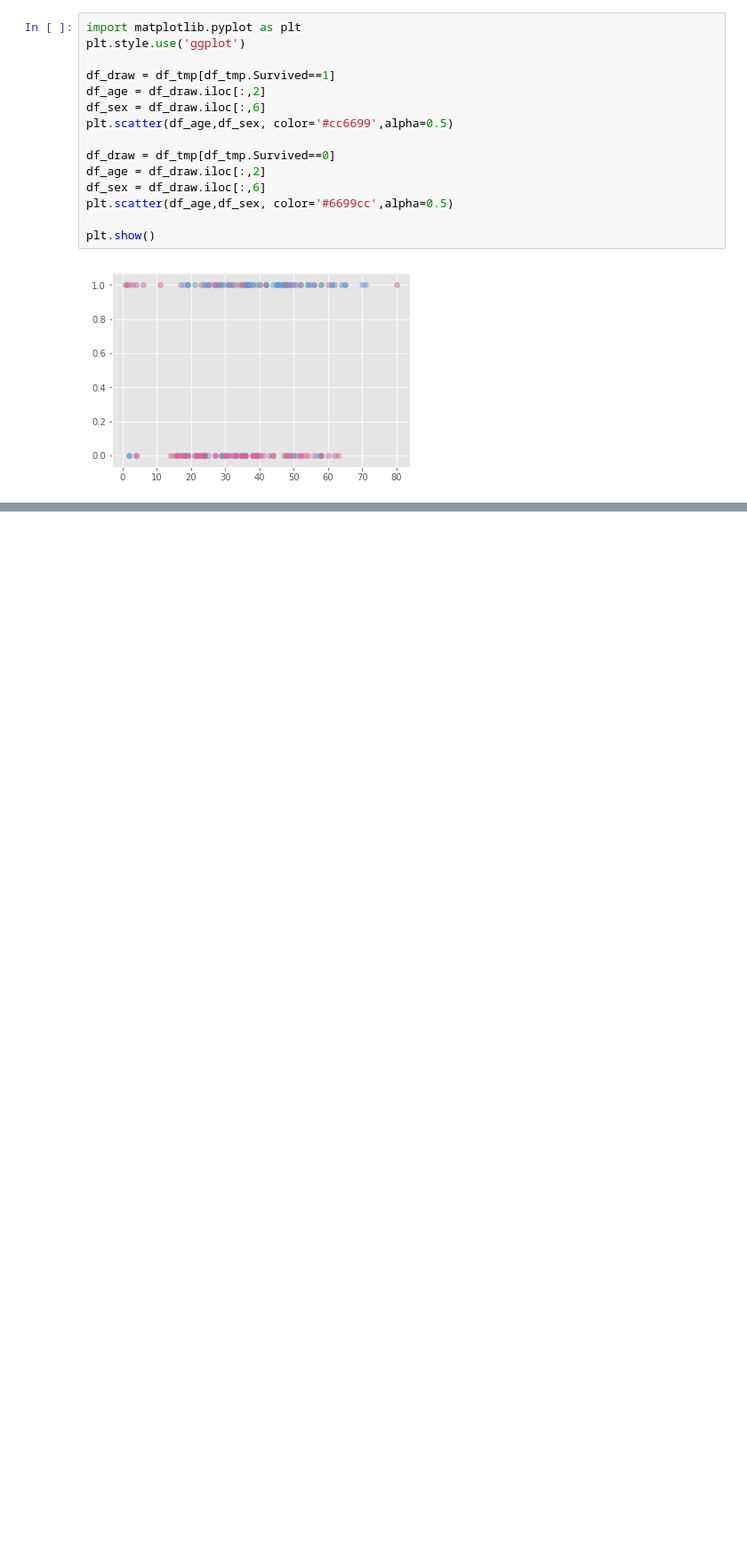
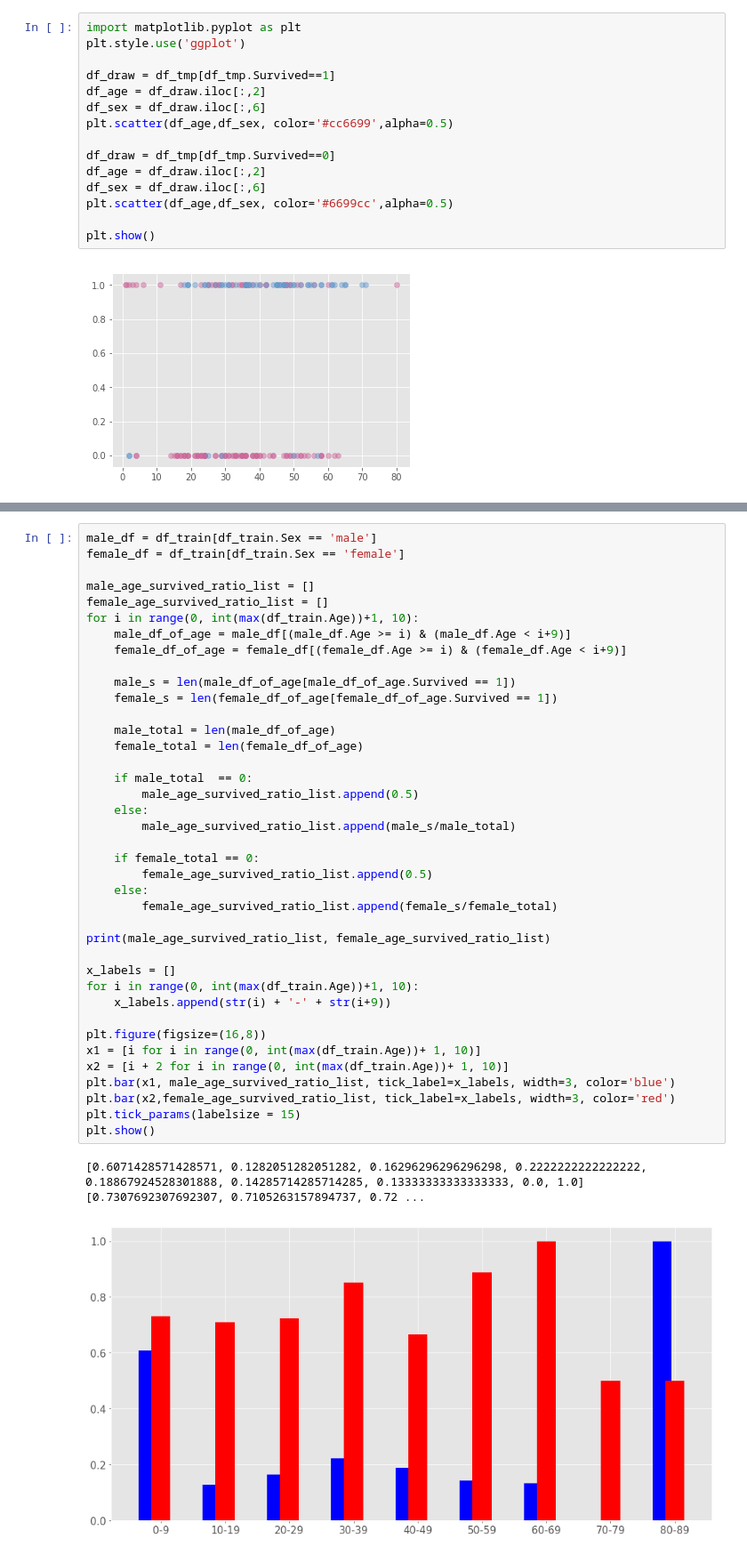
Before and after one commit to kyokicchi/titanic, a Jupyter notebook: titanic.ipynb, the cells around one changed output, grey strips where cells are left out. Shown at 89% size. Drawn from its saved outputs; the diff is of its cells as text; blank space fills up the shorter version.

```diff
--- a/titanic.ipynb
+++ b/titanic.ipynb
@@ -96,0 +88,42 @@ def title_flag(name_df):
+# %%
+male_df = df_train[df_train.Sex == 'male']
+female_df = df_train[df_train.Sex == 'female']
+
+male_age_survived_ratio_list = []
+female_age_survived_ratio_list = []
+for i in range(0, int(max(df_train.Age))+1, 10):
+    male_df_of_age = male_df[(male_df.Age >= i) & (male_df.Age < i+9)]
+    female_df_of_age = female_df[(female_df.Age >= i) & (female_df.Age < i+9)]
+
+    male_s = len(male_df_of_age[male_df_of_age.Survived == 1])
+    female_s = len(female_df_of_age[female_df_of_age.Survived == 1])
+
+    male_total = len(male_df_of_age)
+    female_total = len(female_df_of_age)
+
+    if male_total  == 0:
+        male_age_survived_ratio_list.append(0.5)
+    else:
+        male_age_survived_ratio_list.append(male_s/male_total)
+
+    if female_total == 0:
+        female_age_survived_ratio_list.append(0.5)
+    else:
+        female_age_survived_ratio_list.append(female_s/female_total)
+
+print(male_age_survived_ratio_list, female_age_survived_ratio_list)
+
+x_labels = []
+for i in range(0, int(max(df_train.Age))+1, 10):
+    x_labels.append(str(i) + '-' + str(i+9))
+
+plt.figure(figsize=(16,8))
+x1 = [i for i in range(0, int(max(df_train.Age))+ 1, 10)]
+x2 = [i + 2 for i in range(0, int(max(df_train.Age))+ 1, 10)]
+plt.bar(x1, male_age_survived_ratio_list, tick_label=x_labels, width=3, color='blue')
+plt.bar(x2,female_age_survived_ratio_list, tick_label=x_labels, width=3, color='red')
+plt.tick_params(labelsize = 15)
+plt.show()
+# %% [output]
+[0.6071428571428571, 0.1282051282051282, 0.16296296296296298, 0.2222222222222222, 0.18867924528301888, 0.14285714285714285, 0.13333333333333333, 0.0, 1.0] [0.7307692307692307, 0.7105263157894737, 0.72 ...
+[figure, added]
```
Also changed, not shown: parts of 15 cells of this notebook.
